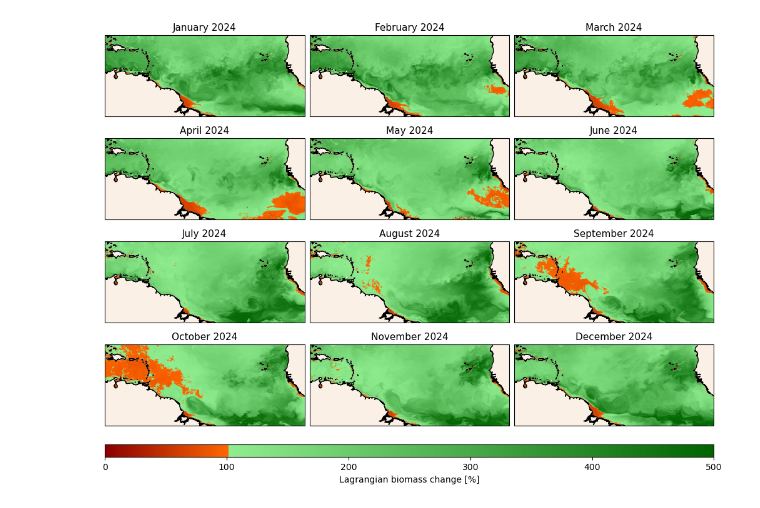
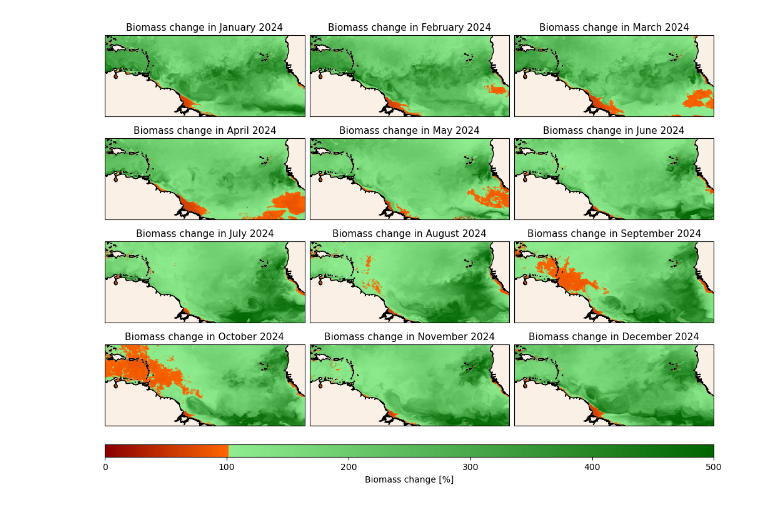
Before and after one commit to Parcels-code/Sargassum_growth_model, a Jupyter notebook: Manuscript_Figures/Figure8.ipynb, the cells around one changed output. Cells and saved outputs as stored; diff of their text form; code cells hidden in the pictures.

Commit message:
Update Figure8 colorbar

```diff
--- a/Manuscript_Figures/Figure8.ipynb
+++ b/Manuscript_Figures/Figure8.ipynb
@@ -22,33 +22,33 @@ cmap = LinearSegmentedColormap.from_list(
     'red_orange_green',
     [(0.0, '#8b0000'), (0.2, '#ff6600'), (0.2, '#90ee90'), (1.0, '#006400')]
 )
 
 for i, ax in enumerate(axes.flatten()):
     df = parcels.read_particlefile(f"Simulations/Simulation_Basin_2024-{i+1:02d}_Lagrangian.parquet")
 
     to_plot = (
         df.group_by('particle_id')
         .agg([
             pl.col('lon').first().alias('lon'),
             pl.col('lat').first().alias('lat'),
             (pl.col('biomass_SF3') * 100).last().alias('biomass')
         ])
         .sort('particle_id')
     )
     cscat = ax.scatter(
         to_plot['lon'], to_plot['lat'], c = to_plot['biomass'],
         cmap=cmap, s=4, linewidth=0, transform=ccrs.PlateCarree(), zorder=2,
         vmin=0, vmax=500,
     )
 
     ax.add_feature(cartopy.feature.COASTLINE.with_scale('10m'), zorder=3, color='black')
     ax.add_feature(cartopy.feature.LAND.with_scale('10m'), zorder=2, color='linen')
     ax.set_extent([-75, -11, -3, 20])
-    ax.set_title(f"{calendar.month_name[i+1]} 2024", fontsize=11)
+    ax.set_title(f"Biomass change in {calendar.month_name[i+1]} 2024", fontsize=11)
 
-cbar = fig.colorbar(cscat, ax=axes, orientation='horizontal', pad=0.04, aspect=50, label='Lagrangian biomass change [%]')
+cbar = fig.colorbar(cscat, ax=axes, orientation='horizontal', pad=0.04, aspect=50, label='Biomass change [%]')
 
 plt.savefig("Figures/Figure8.png", bbox_inches="tight", dpi=300)
 plt.show()
 # %% [output]
-[figure, old version]
+[figure, new version]
```
Also changed, not shown: 1 other file.
